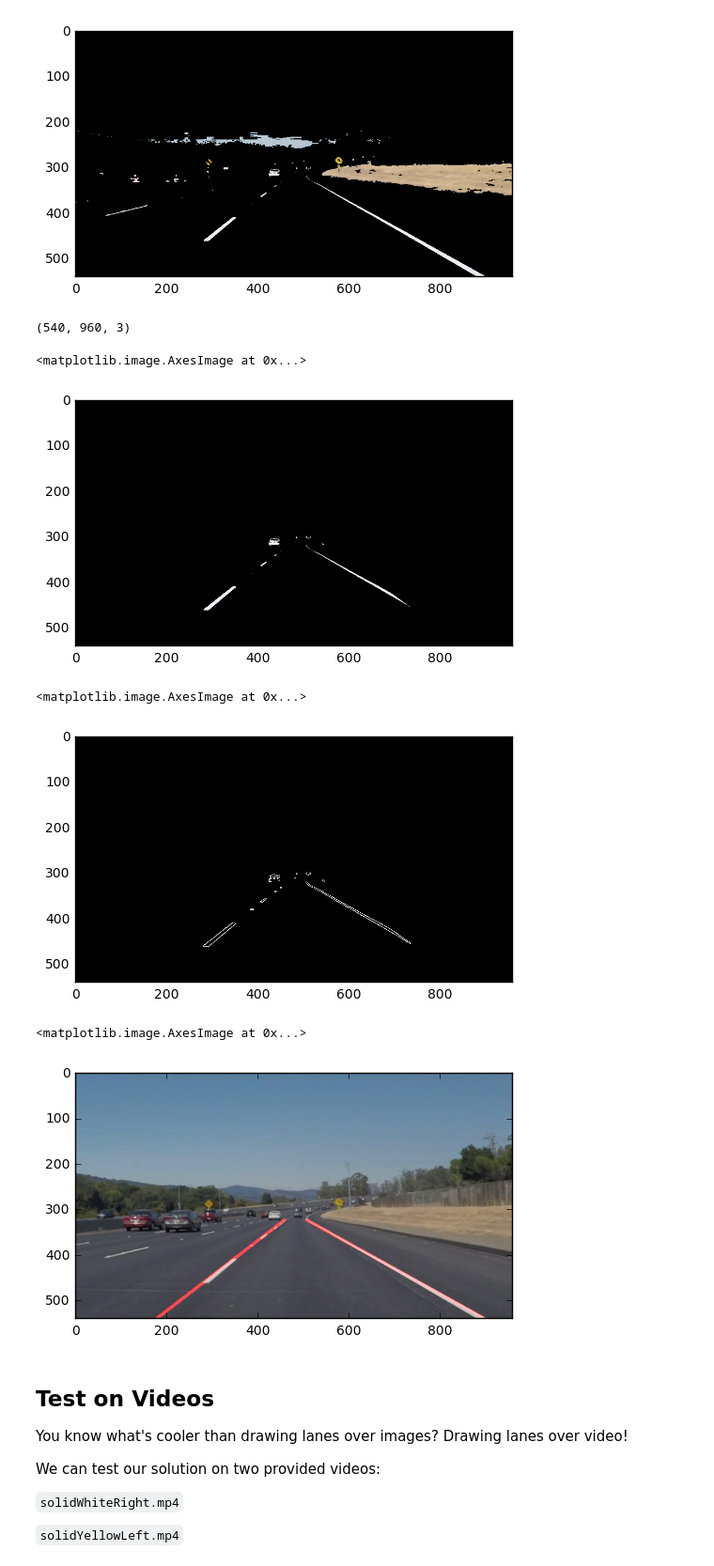
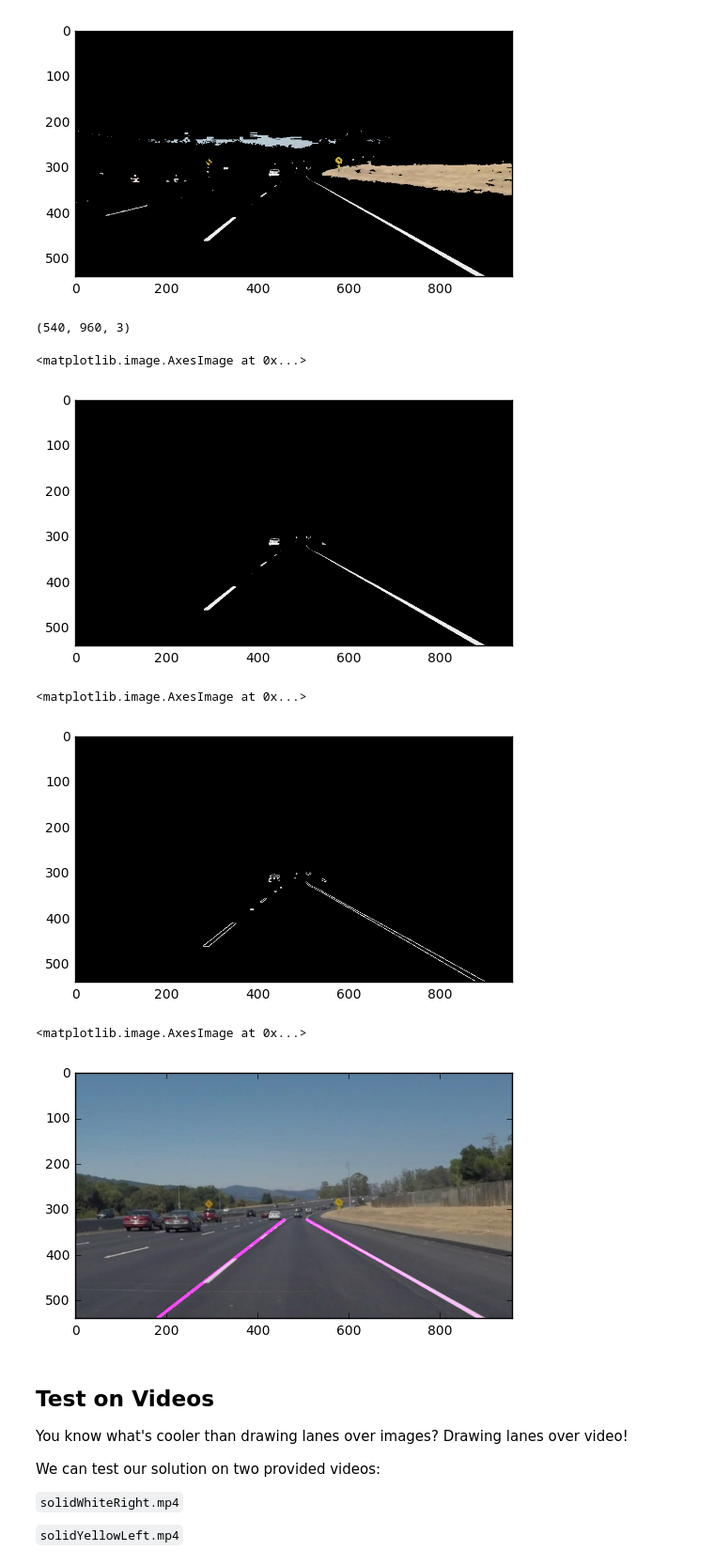
Before and after one commit to hkorre/CarND-LaneLines-P1, a Jupyter notebook: P1.ipynb, the cells around one changed output. Shown: that part at 94% size. Saved outputs shown, nothing was run; the diff lists cells and outputs as text; code cells hidden in the pictures.

Commit message:
hkorre: got last test image to work

```diff
--- a/P1.ipynb
+++ b/P1.ipynb
@@ -240,7 +229,7 @@ def hk_region_ofInterest(img):
 
     # [horiz, vert]
     # [top_left], [top_right], [bottom_right], [bottom_left]
-    poly = np.array([ [425,300], [520,300], [850,540], [100,540] ], np.int32)
+    poly = np.array([ [425,300], [520,300], [900,540], [100,540] ], np.int32)
     return region_of_interest(img, [poly])
 
 '''
@@ -254,7 +243,7 @@ plt.imshow(testImage_roi)
 # %% [output]
 (540, 960, 3)
 <matplotlib.image.AxesImage at 0x...>
-[figure, old version]
+[figure, new version]
 # %%
 """
 Grayscalling, Gaussian Smoothing & Canny Edge Detection:
@@ -286,7 +275,7 @@ testImage_ced = hk_canny_edgeDetect(testImage_roi)
 plt.imshow(testImage_ced, cmap='gray')
 # %% [output]
 <matplotlib.image.AxesImage at 0x...>
-[figure, old version]
+[figure, new version]
 # %%
 """
 Drawing lines:
@@ -381,50 +370,49 @@ def hk_hough_transform(img):
 
     # min number of pixels making up a line
     min_line_length = 60 #40
 
     # max gap in pixels between connectable line segments
     max_line_gap = 20
 
     # Make blank the same size as our image to draw lines on
-    line_image = np.copy(image)*0
+    line_image = np.copy(img)*0
 
     # Run Hough on edge detected image
     # Output "lines" is an array containing endpoints of detected line segments
     lines = cv2.HoughLinesP(img, rho, theta, threshold, np.array([]),
                             min_line_length, max_line_gap)
 
     # Iterate over the output "lines" and draw lines on a blank image
     #draw_lines(line_image, lines, color=[255, 0, 0], thickness=2)
     hk_draw_lines(line_image, lines, color=[255, 0, 0], thickness=2)
-    '''
-    for line in lines:
-        for x1,y1,x2,y2 in line:
-            cv2.line(line_image,(x1,y1),(x2,y2),(255,0,0),10)
-    '''
 
     return line_image
 
+
+def hk_create_weightedImg(img, edges):
+    # create dark image
+    rows= edges.shape[0]
+    cols   = edges.shape[1]
+    dType  = edges.dtype
+    zero_grayscale = np.zeros(rows*cols, dtype=dType).reshape(rows, cols)
+
+    # Create a "color" binary image to combine with line image - purple
+    color_edges = np.dstack((edges, zero_grayscale, edges))
+
+    # Draw the lines on the image
+    return weighted_img(color_edges, img)
 
 '''
 run it...
 '''
 testImage_cEdges = hk_hough_transform(testImage_ced)
-
-'''
-# For testing
-# Create a "color" binary image to combine with line image
-color_edges = np.dstack((testImage_ced, testImage_ced, testImage_ced))
-combo = weighted_img(testImage_cEdges, color_edges)
-'''
-
-# Draw the lines on the edge image
-combo = weighted_img(testImage_cEdges, testImage)
+combo = hk_create_weightedImg(testImage, testImage_cEdges)
 
 # Display the image
 plt.imshow(combo)
 # %% [output]
 <matplotlib.image.AxesImage at 0x...>
-[figure, old version]
+[figure, new version]
 # %% [markdown]
 ## Test on Videos
 
```
Also changed, not shown: parts of 9 cells of this notebook.
